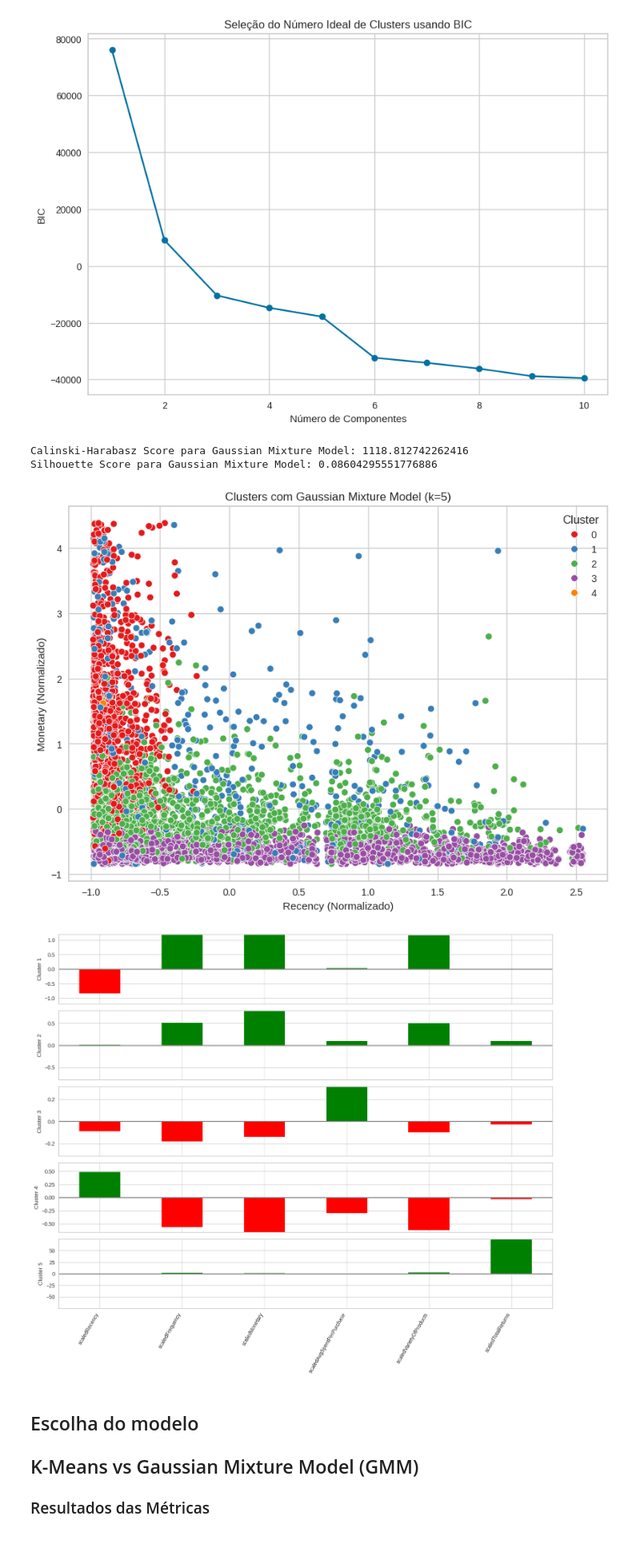
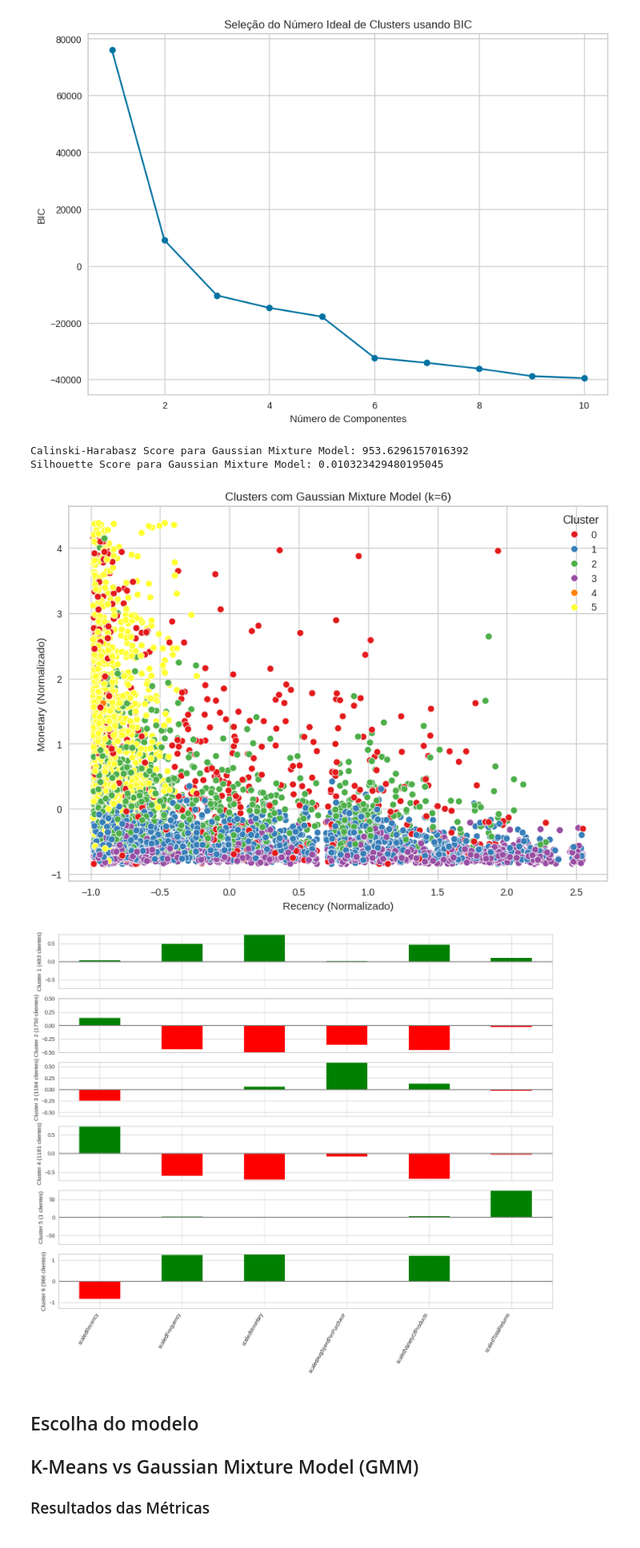
Before and after one commit to KoreTane/interesting, a Jupyter notebook: ClusterC.ipynb, the cells around one changed output. Shown at 80% size. Drawn from its saved outputs; the diff is of its cells as text; code cells hidden in the pictures.

```diff
--- a/ClusterC.ipynb
+++ b/ClusterC.ipynb
@@ -377,9 +376,12 @@ KElbowVisualizer(ax=<Axes: >, estimator=KMeans(n_clusters=9), k=(2, 10),
 # %%
-k = 5
+# Definir o número de clusters para Kmeans
+k = 7
 
+# Aplicar K-Means
 kmeans = KMeans(n_clusters=k, random_state=1)
 model = kmeans.fit(df_rfm_clip_scaled)
 
+# Previsões de clusters
 clusters_pd = final_df_pd.copy()
 clusters_pd['prediction'] = model.labels_
 
@@ -390,6 +392,10 @@ print(f'Calinski-Harabasz Score para K-Means: {ch_score_kmeans}')
 # Calcular Silhouette Score
 silhouette_score_kmeans = silhouette_score(df_rfm_clip_scaled, model.labels_)
 print(f'Silhouette Score para K-Means: {silhouette_score_kmeans}')
+
+# Contar o número de clientes únicos em PySpark
+unique_customers_pyspark = df.select("Customer ID").distinct().count()
+print(f'Número de clientes únicos: {unique_customers_pyspark}')
 
 # Criar DataFrame com as características normalizadas e previsões de clusters
 features_df = pd.DataFrame(df_rfm_clip_scaled, columns=["scaledRecency", "scaledFrequency", "scaledMonetary", "scaledAvgSpentPerPurchase", "scaledVarietyOfProducts", "scaledTotalReturns"])
@@ -403,4 +409,27 @@ plt.xlabel('Recency (Normalizado)')
 plt.ylabel('Monetary (Normalizado)')
 plt.legend(title='Cluster')
 plt.show()
+
+# Cria um DataFrame com os centros dos clusters do K-Means
+centers = pd.DataFrame(kmeans.cluster_centers_, columns=features_df.columns[:-1])
+
+# Contar o número de clientes em cada cluster
+cluster_counts = features_df['prediction'].value_counts().sort_index()
+
+# Adaptado do livro "Practical Statistics for Data Scientists"
+fig, axes = plt.subplots(nrows=k, figsize=(14, 12), sharex=True)
+
+for i, ax in enumerate(axes):
+    center = centers.loc[i, :]
+    maxPC = 1.01 * center.abs().max()
+    colors = ['green' if l > 0 else 'red' for l in center]
+    center.plot.bar(ax=ax, color=colors)
+    ax.set_ylabel(f'Cluster {i+1} ({cluster_counts[i]} clientes)')
+    ax.set_ylim(-maxPC, maxPC)
+    ax.axhline(color='gray')
+    ax.xaxis.set_ticks_position('none')
+
+plt.xticks(rotation=60, ha='right')
+plt.tight_layout()
+plt.show()
 # %% [output]
@@ -447,7 +513,7 @@ plt.show()
 [figure]
 # %%
 # Definir o número de clusters
-ideal_clusters = 5
+ideal_clusters = 6
 
 # Aplicar Gaussian Mixture Model com o número ideal de clusters
 gmm = GaussianMixture(n_components=ideal_clusters, random_state=1)
@@ -467,40 +533,43 @@ print(f'Silhouette Score para Gaussian Mixture Model: {silhouette_score_gmm}')
 # Criar DataFrame com as características normalizadas e previsões de clusters
 features_df = pd.DataFrame(df_rfm_clip_scaled, columns=["scaledRecency", "scaledFrequency", "scaledMonetary", "scaledAvgSpentPerPurchase", "scaledVarietyOfProducts", "scaledTotalReturns"])
 features_df['prediction'] = clusters_gmm
+
+# Contar o número de clientes em cada cluster
+cluster_counts = features_df['prediction'].value_counts().sort_index()
 
 # Plotar os clusters
 plt.figure(figsize=(10, 7))
 sns.scatterplot(data=features_df, x="scaledRecency", y="scaledMonetary", hue="prediction", palette="Set1")
 plt.title(f'Clusters com Gaussian Mixture Model (k={ideal_clusters})')
 plt.xlabel('Recency (Normalizado)')
 plt.ylabel('Monetary (Normalizado)')
 plt.legend(title='Cluster')
 plt.show()
 
 # Cria um DataFrame com os centros dos clusters do GMM
 centers = pd.DataFrame(gmm.means_, columns=features_df.columns[:-1])
 
 # Adaptado do livro "Practical Statistics for Data Scientists"
 fig, axes = plt.subplots(nrows=ideal_clusters, figsize=(14, 12), sharex=True)
 
 for i, ax in enumerate(axes):
     center = centers.loc[i, :]
     maxPC = 1.01 * center.abs().max()
     colors = ['green' if l > 0 else 'red' for l in center]
     center.plot.bar(ax=ax, color=colors)
-    ax.set_ylabel(f'Cluster {i+1}')
+    ax.set_ylabel(f'Cluster {i+1} ({cluster_counts[i]} clientes)')
     ax.set_ylim(-maxPC, maxPC)
     ax.axhline(color='gray')
     ax.xaxis.set_ticks_position('none')
 
 plt.xticks(rotation=60, ha='right')
 plt.tight_layout()
 plt.show()
 # %% [output]
-Calinski-Harabasz Score para Gaussian Mixture Model: 1118.812742262416
-Silhouette Score para Gaussian Mixture Model: 0.08604295551776886
+Calinski-Harabasz Score para Gaussian Mixture Model: 953.6296157016392
+Silhouette Score para Gaussian Mixture Model: 0.010323429480195045
-[figure, old version]
+[figure, new version]
-[figure, old version]
+[figure, new version]
 # %% [markdown]
 ## Escolha do modelo
 
```
Also changed, not shown: parts of 6 cells of this notebook.
